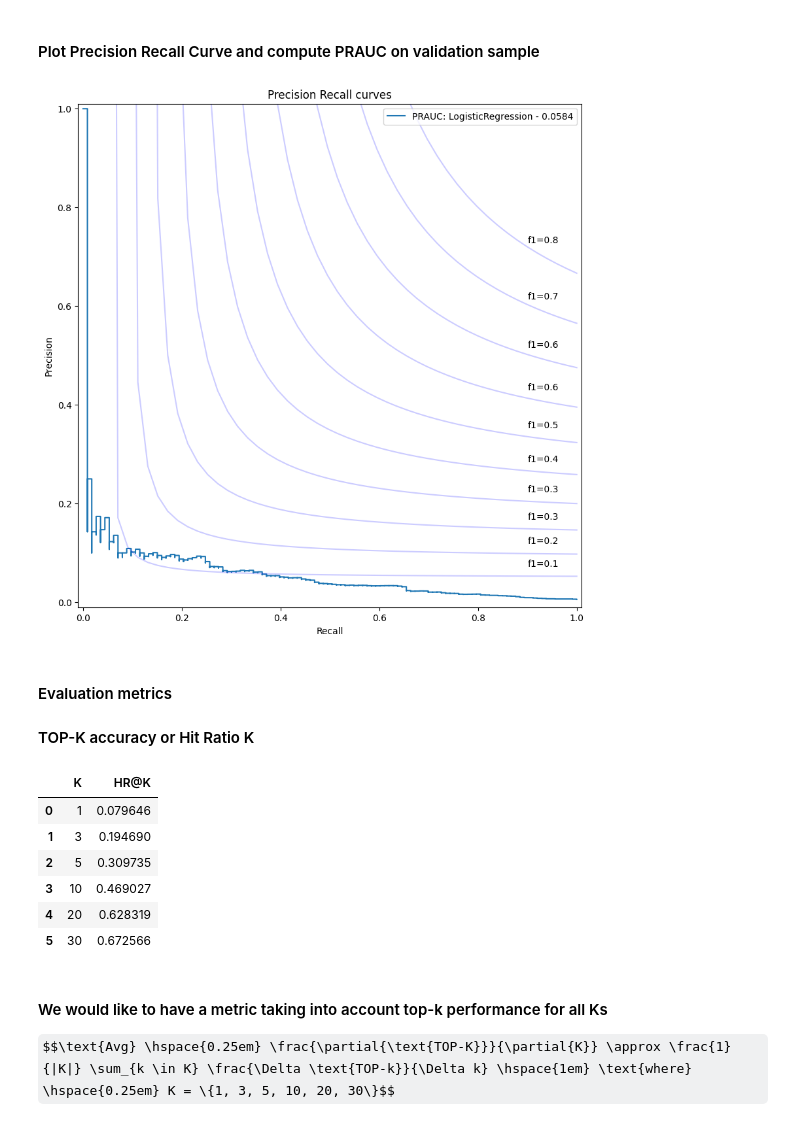
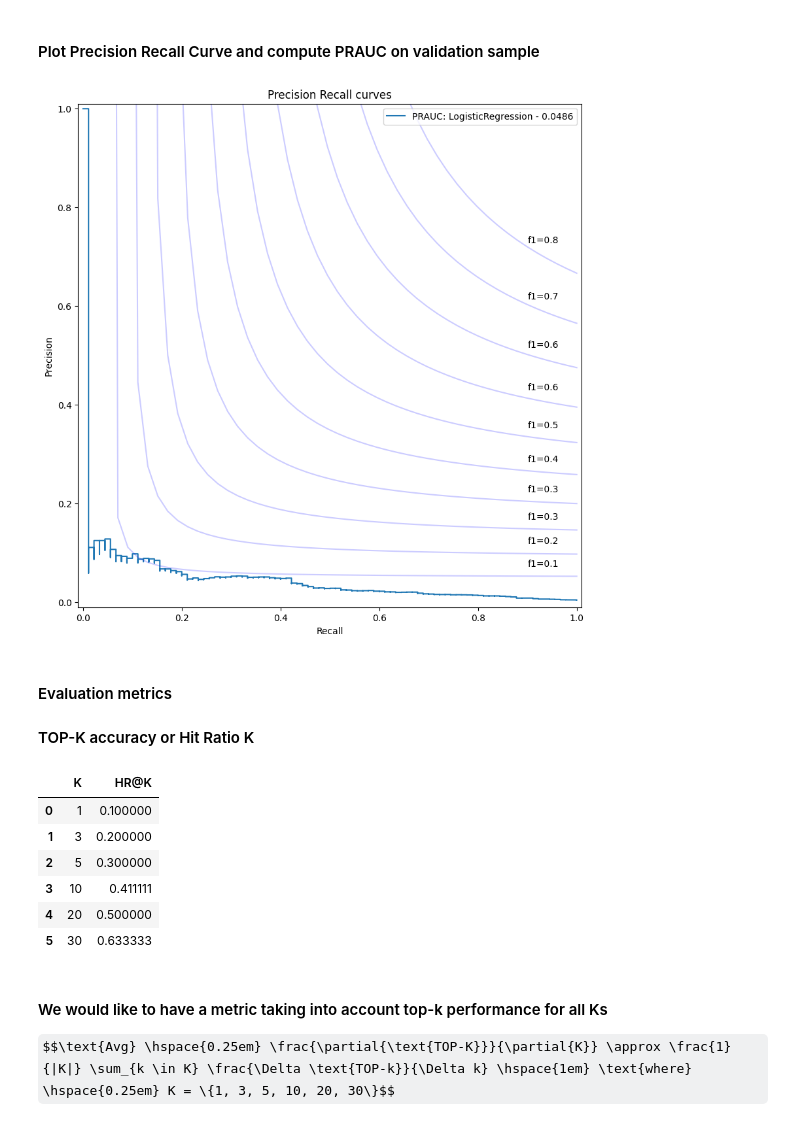
Before and after one commit to B0R0koko/pumps_and_dumps, a Jupyter notebook: train/classification/train_17_08.ipynb, the cells around one changed output. Saved outputs shown, nothing was run; the diff lists cells and outputs as text; code cells hidden in the pictures; some formulas as TeX source.

```diff
--- a/train/classification/train_17_08.ipynb
+++ b/train/classification/train_17_08.ipynb
@@ -401,7 +414,7 @@ df_filtered_returns: pd.DataFrame = pd.DataFrame()
 
 i = 0
 
-for pump_id, df_pump in tqdm(df_returns.groupby("pump_hash")):
+for pump_id, df_pump in tqdm(df_returns.groupby("pump_hash", sort=False)):
     if df_pump[df_pump["is_pumped"]]["asset_return_rank"].iloc[0] <= 10:
         df_pump["pump_id"] = i
         df_filtered_returns = pd.concat([df_filtered_returns, df_pump])
@@ -418,11 +431,36 @@ Name: count, dtype: int64
 # %%
-df_train, df_test = (
-    df_filtered_returns[df_filtered_returns["pump_time"] <= "2021-01-01"].copy(),  # train sample
-    df_filtered_returns[df_filtered_returns["pump_time"] > "2021-01-01"].copy(),  # test sample
+df_train, df_val, df_test = (
+    df_filtered_returns[df_filtered_returns["pump_time"] <= "2020-09-01"].copy(),  # train sample
+    df_filtered_returns[(df_filtered_returns["pump_time"] > "2020-09-01") & (df_filtered_returns["pump_time"] <= "2021-05-01")].copy(), # val sample
+    df_filtered_returns[df_filtered_returns["pump_time"] > "2021-05-01"].copy(),  # test sample
 )
 
-df_train, df_test = df_train.reset_index(drop=True), df_test.reset_index(drop=True)
+df_train, df_val, df_test = df_train.reset_index(drop=True), df_val.reset_index(drop=True), df_test.reset_index(drop=True)
 
-pumps: List[int] = [df_train["is_pumped"].sum(), df_test["is_pumped"].sum()]
-pd.DataFrame({"sample": ["train", "test"], "num_pumps": pumps})
+pumps: List[int] = np.array([
+    df_train["is_pumped"].sum(), df_val["is_pumped"].sum(), df_test["is_pumped"].sum()
+])
+overall_observations = np.array([
+    df_train.shape[0], df_val.shape[0], df_test.shape[0]
+])
+
+avg_cross = np.array([
+    df_train.groupby("pump_id")["ticker"].count().mean(),
+    df_val.groupby("pump_id")["ticker"].count().mean(),
+    df_test.groupby("pump_id")["ticker"].count().mean()
+])
+
+df_cross_stats = pd.DataFrame({
+    "Positive": pumps,
+    "Negative": overall_observations - pumps,
+    "Total": overall_observations,
+    "Average Crosssection Size": avg_cross
+}).T.round(1)
+
+df_cross_stats.columns = ["Train", "Validation", "Test"]
+
+
+print(
+    df_cross_stats.to_latex()
+)
 # %% [output]
@@ -432,5 +477,5 @@ pd.DataFrame({"sample": ["train", "test"], "num_pumps": pumps})
 # %%
 # on average the size of crosssection
-mean_crosssection_size: float = df_scaled.groupby("pump_hash")["ticker"].count().mean()
+mean_crosssection_size: float = df_filtered_returns.groupby("pump_hash")["ticker"].count().mean()
 mean_crosssection_size
 # %% [output]
@@ -448,39 +514,39 @@ model_lr = LogisticRegression(
 
 model_lr.fit(df_train[reg_cols], df_train["is_pumped"])
 
-probas_pred_lr = model_lr.predict_proba(df_test[reg_cols])[:, 1]
+probas_pred_lr_val = model_lr.predict_proba(df_val[reg_cols])[:, 1]
 # %% [markdown]
 <h4>Plot Precision Recall Curve and compute PRAUC on validation sample</h4>
 # %%
 from sklearn.metrics import precision_recall_curve, auc, PrecisionRecallDisplay
 
 
 def plot_precision_recall(df: pd.DataFrame, model_probas: Dict[str, np.array], figsize: Tuple[int, int] = (10, 10)) -> None:
     """Plot Precision Recall curve for the model"""
     fig = plt.figure(figsize=figsize)
     ax = fig.add_subplot(111)
 
     for model_name, y_proba in model_probas.items():
         precision, recall, _ = precision_recall_curve(y_true=df["is_pumped"], probas_pred=y_proba)
         PrecisionRecallDisplay(precision=precision, recall=recall).plot(
             ax=ax, label=f"PRAUC: {model_name} - {auc(recall, precision):.4f}"
         )
 
     f_scores = np.linspace(0.1, 0.8, num=10)
 
     for f_score in f_scores:
         x = np.linspace(0.01, 1)
         y = f_score * x / (2 * x - f_score)
         (l,) = ax.plot(x[y >= 0], y[y >= 0], color="blue", alpha=0.2)
         ax.annotate("f1={0:0.1f}".format(f_score), xy=(0.9, y[45] + 0.02))
 
     plt.legend(loc="upper right")
     plt.title("Precision Recall curves")
 
 
-plot_precision_recall(df=df_test, model_probas={"LogisticRegression": probas_pred_lr})
+plot_precision_recall(df=df_val, model_probas={"LogisticRegression": probas_pred_lr_val})
 # %% [output]
-[figure, old version]
+[figure, new version]
 # %% [markdown]
 <h4>Evaluation metrics</h4>
 
@@ -512,19 +578,18 @@ def calculate_topk(df_test: pd.DataFrame, probas_pred: np.array, topk_bins: List
 # %%
 topk_bins: List[int] = [1, 3, 5, 10, 20, 30]
 
-topk: Dict[int, float] = calculate_topk(df_test=df_test, probas_pred=probas_pred_lr, topk_bins=topk_bins)
-
+topk: Dict[int, float] = calculate_topk(df_test=df_val, probas_pred=probas_pred_lr_val, topk_bins=topk_bins)
 df_topk = pd.DataFrame({"K": topk.keys(), "HR@K": topk.values()})
 
 df_topk
 # %% [output]
 |  | K | HR@K |
-| 0 | 1 | 0.079646 |
-| 1 | 3 | 0.194690 |
-| 2 | 5 | 0.309735 |
-| 3 | 10 | 0.469027 |
-| 4 | 20 | 0.628319 |
-| 5 | 30 | 0.672566 |
+| 0 | 1 | 0.100000 |
+| 1 | 3 | 0.200000 |
+| 2 | 5 | 0.300000 |
+| 3 | 10 | 0.411111 |
+| 4 | 20 | 0.500000 |
+| 5 | 30 | 0.633333 |
 # %% [markdown]
 <h4>We would like to have a metric taking into account top-k performance for all Ks</h4>
 
```
Also changed, not shown: parts of 111 cells of this notebook, 13 other files.
